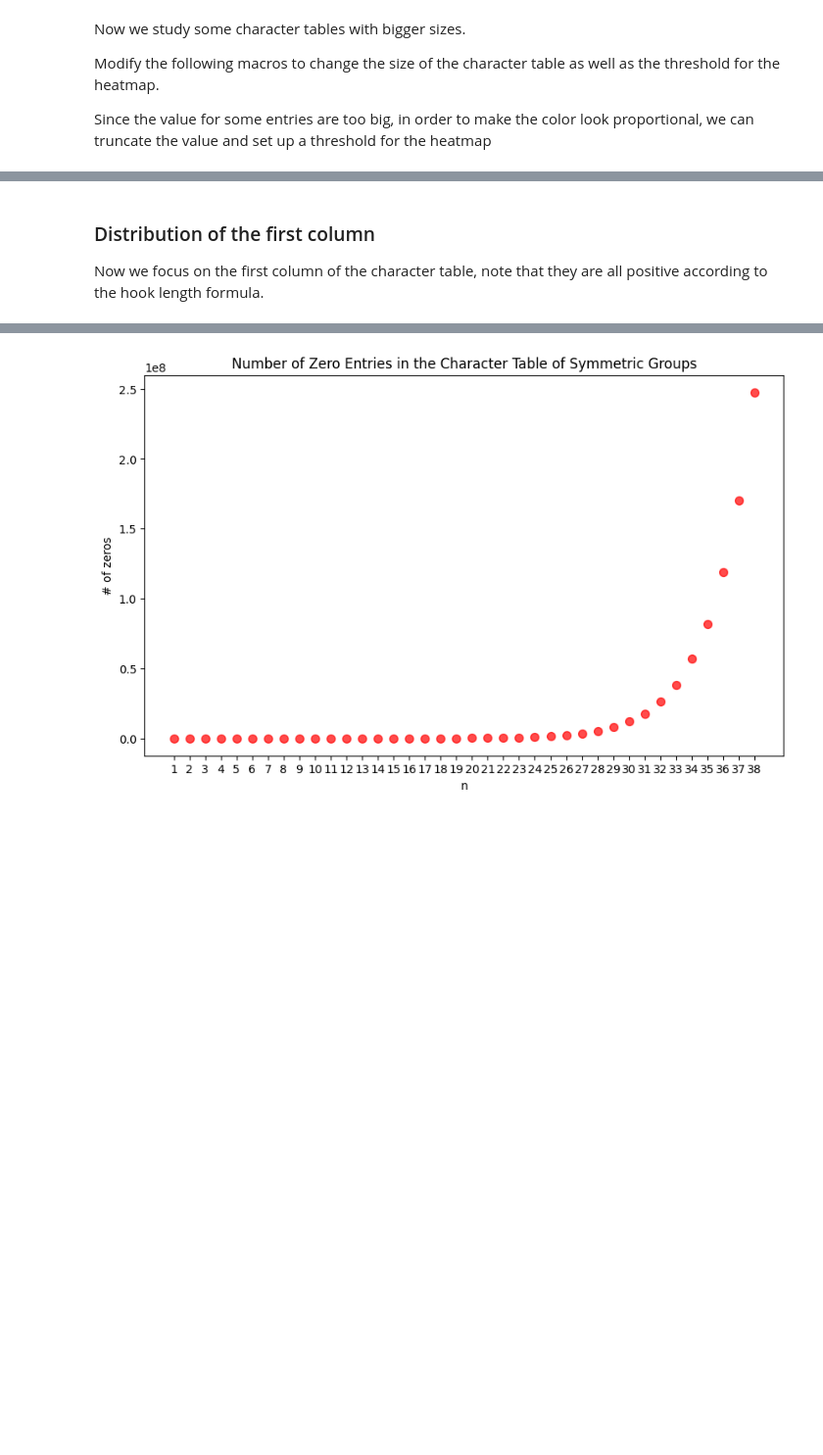
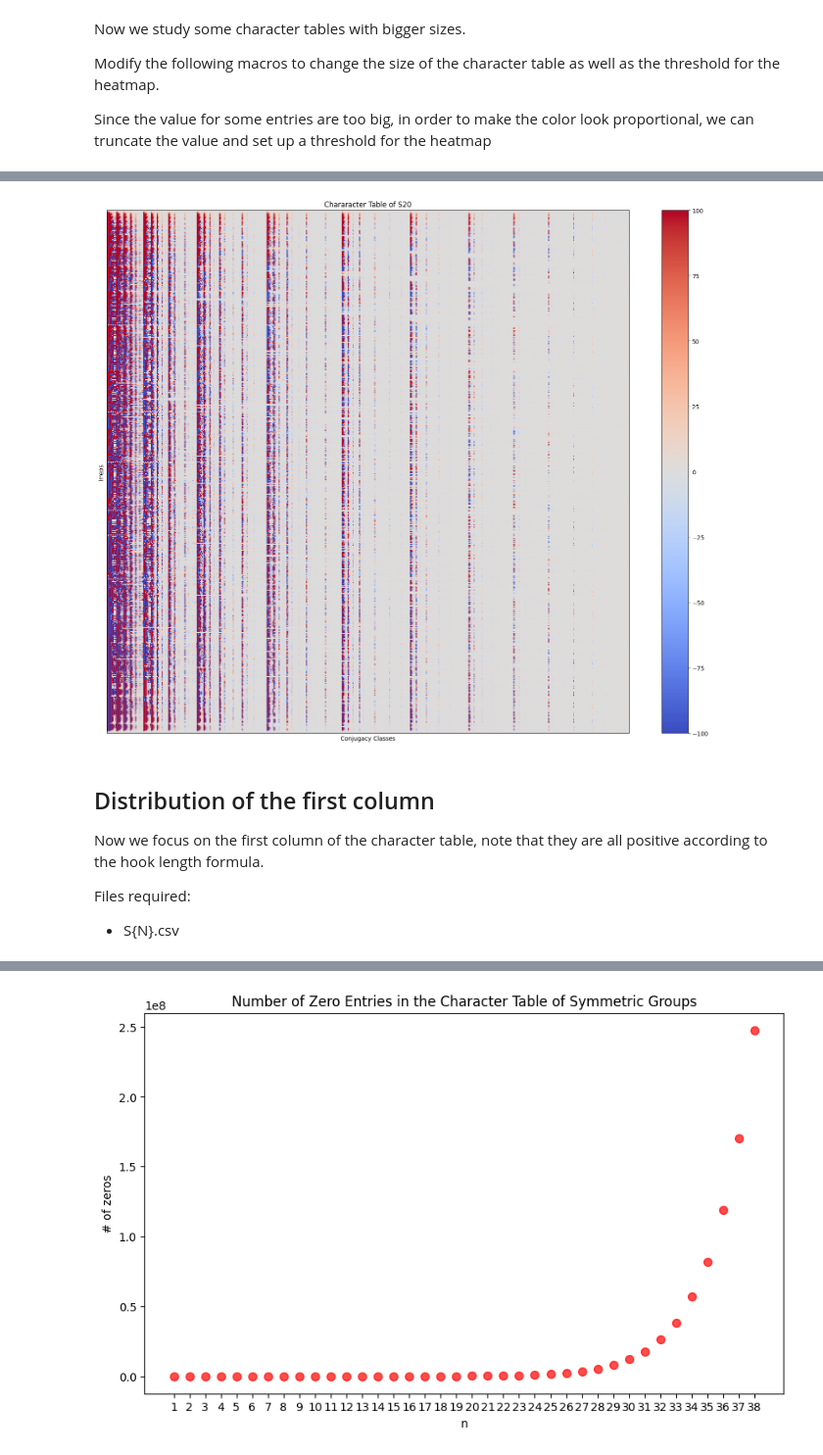
Before and after one commit to TonyZhang2004/Character_Table_of_Symmetric_Groups, a Jupyter notebook: char_table.ipynb, the cells around one changed output, grey strips where cells are left out. Shown at 98% size. Drawn from its saved outputs; the diff is of its cells as text; code cells hidden in the pictures; blank space fills up the shorter version.

```diff
--- a/char_table.ipynb
+++ b/char_table.ipynb
@@ -145,5 +89,18 @@ plt.show()
+# %%
+N = 20  # char table size
+THRESHOLD = 100 # cutoff value
+
+df = pd.read_csv("S{}.csv".format(N), header=None)
+# df_wo_first_column = df.iloc[1:, 1:]  # skip the first column
+df_wo_first_column = df.iloc[0:, 0:]
+heatmap(N, df_wo_first_column, threshold=THRESHOLD)
+# %% [output]
+[figure, added]
 # %% [markdown]
-### Distribution of the first column
+## Distribution of the first column
 
 Now we focus on the first column of the character table, note that they are all positive according to the hook length formula.
+
+Files required:
+- S{N}.csv
 # %%
```
Also changed, not shown: parts of 20 cells of this notebook, 3 other files.
